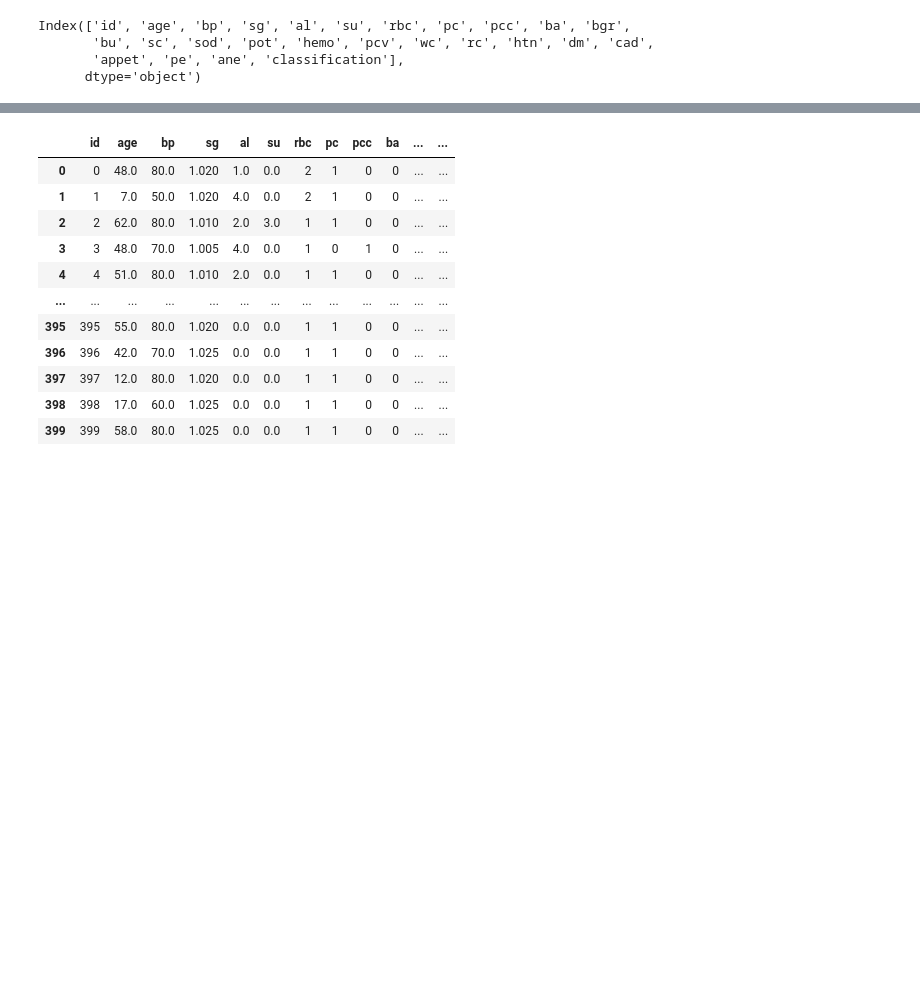
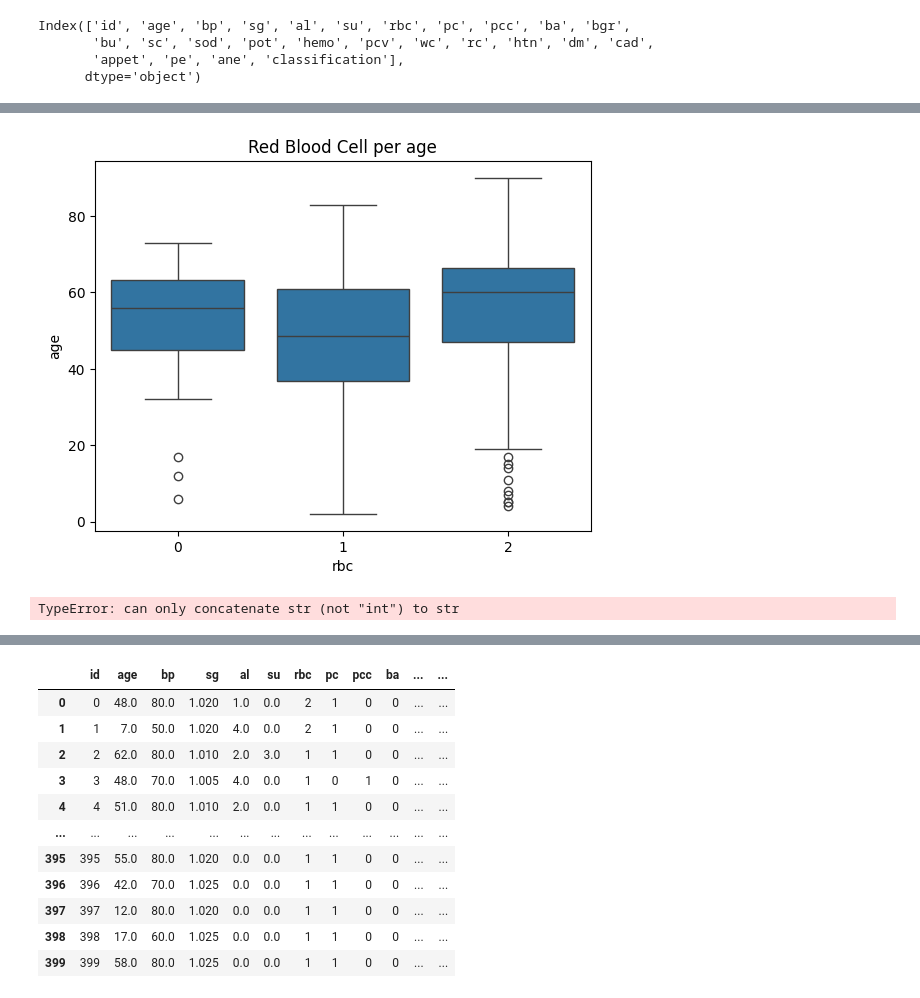
Before and after one commit to shruti629/Deep-Health-Analysis-and-Disease-Prediction, a Jupyter notebook: Kidney_Disease.ipynb, the cells around one changed output, grey strips where cells are left out. Cells and saved outputs as stored; diff of their text form; code cells hidden in the pictures; blank space fills up the shorter version.

```diff
--- a/Kidney_Disease.ipynb
+++ b/Kidney_Disease.ipynb
@@ -210,0 +223,10 @@ kd['rbc'] = le.fit_transform(kd['rbc'])
+# %%
+sns.boxplot(x='rbc',y='age',data=kd)
+plt.title('Red Blood Cell per age')
+plt.show()
+# %% [output]
+[figure, added]
+# %%
+kd.fillna(kd.mean(), inplace=True)
+# %% [output]
+TypeError: can only concatenate str (not "int") to str
```
Also changed, not shown: parts of 18 cells of this notebook.
